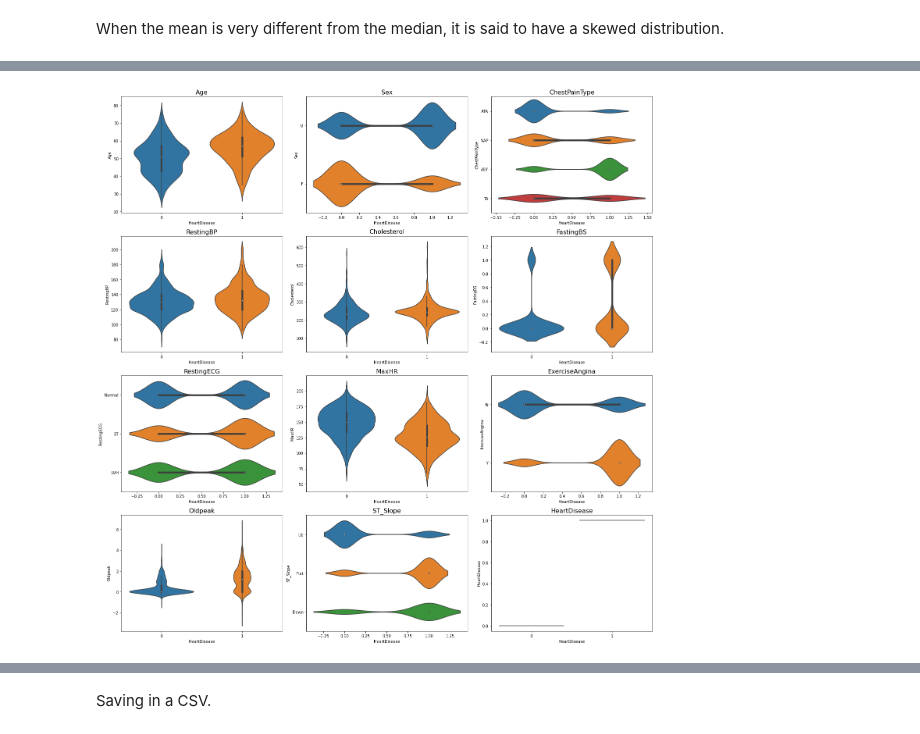
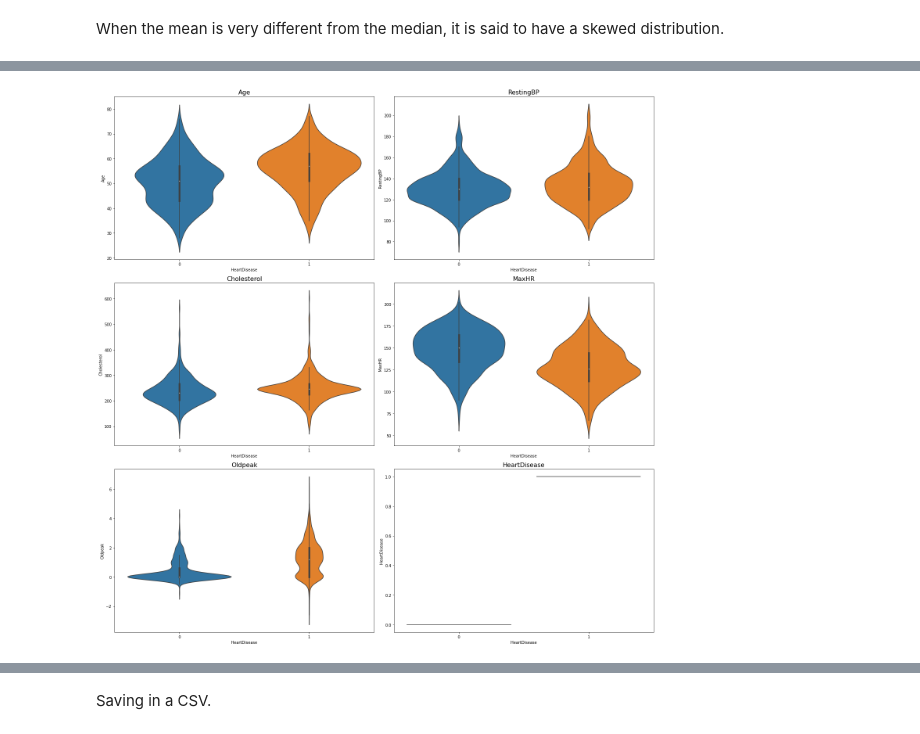
Before and after one commit to mma735/Practice-DS, a Jupyter notebook: dataset5_heart/dataset5_heart_DP&EDA.ipynb, the cells around one changed output, grey strips where cells are left out. Cells and saved outputs as stored; diff of their text form; code cells hidden in the pictures.

```diff
--- a/dataset5_heart/dataset5_heart_DP&EDA.ipynb
+++ b/dataset5_heart/dataset5_heart_DP&EDA.ipynb
@@ -108,21 +107,0 @@ histRaw = dfHeart.hist(figsize = (10,10))
-# %%
-# Define the number of rows and columns for the subplots
-nrows, ncols = 4, 3
-
-# Create a figure and axes for the subplots
-fig, axes = plt.subplots(nrows=nrows, ncols=ncols, figsize=(20, 20))
-
-# Flatten the axes array
-axes = axes.flatten()
-
-# Loop over the columns of the DataFrame and plot each column in a separate subfigure
-for i, col in enumerate(dfHeart.columns):
-    sns.violinplot(x="HeartDisease", y =col, data=dfHeart, ax=axes[i])
-
-# Set the title of each subfigure to the name of the corresponding column
-for ax, col in zip(axes, dfHeart.columns):
-    ax.set_title(col, fontsize=16)
-
-# Show the plot
-plt.tight_layout()
-plt.show()
@@ -245,23 +222,26 @@ histClean = dfHeart.hist(figsize = (10,10))
 # %%
 # Define the number of rows and columns for the subplots
-nrows, ncols = 4, 3
+nrows, ncols = 3,2
 
 # Create a figure and axes for the subplots
 fig, axes = plt.subplots(nrows=nrows, ncols=ncols, figsize=(20, 20))
 
 # Flatten the axes array
 axes = axes.flatten()
 
+# Select the columns to plot
+df_vp = dfHeart.loc[:,['Age','RestingBP','Cholesterol','MaxHR','Oldpeak','HeartDisease']]
+
 # Loop over the columns of the DataFrame and plot each column in a separate subfigure
-for i, col in enumerate(dfHeart.columns):
-    sns.violinplot(x="HeartDisease", y =col, data=dfHeart, ax=axes[i])
+for i, col in enumerate(df_vp.columns):
+    sns.violinplot(x="HeartDisease", y =col, data=df_vp, ax=axes[i])
 
 # Set the title of each subfigure to the name of the corresponding column
-for ax, col in zip(axes, dfHeart.columns):
+for ax, col in zip(axes, df_vp.columns):
     ax.set_title(col, fontsize=16)
 
 # Show the plot
 plt.tight_layout()
 plt.show()
 # %% [output]
-[figure, old version]
+[figure, new version]
```
Also changed, not shown: parts of 28 cells of this notebook, 27 other files.
